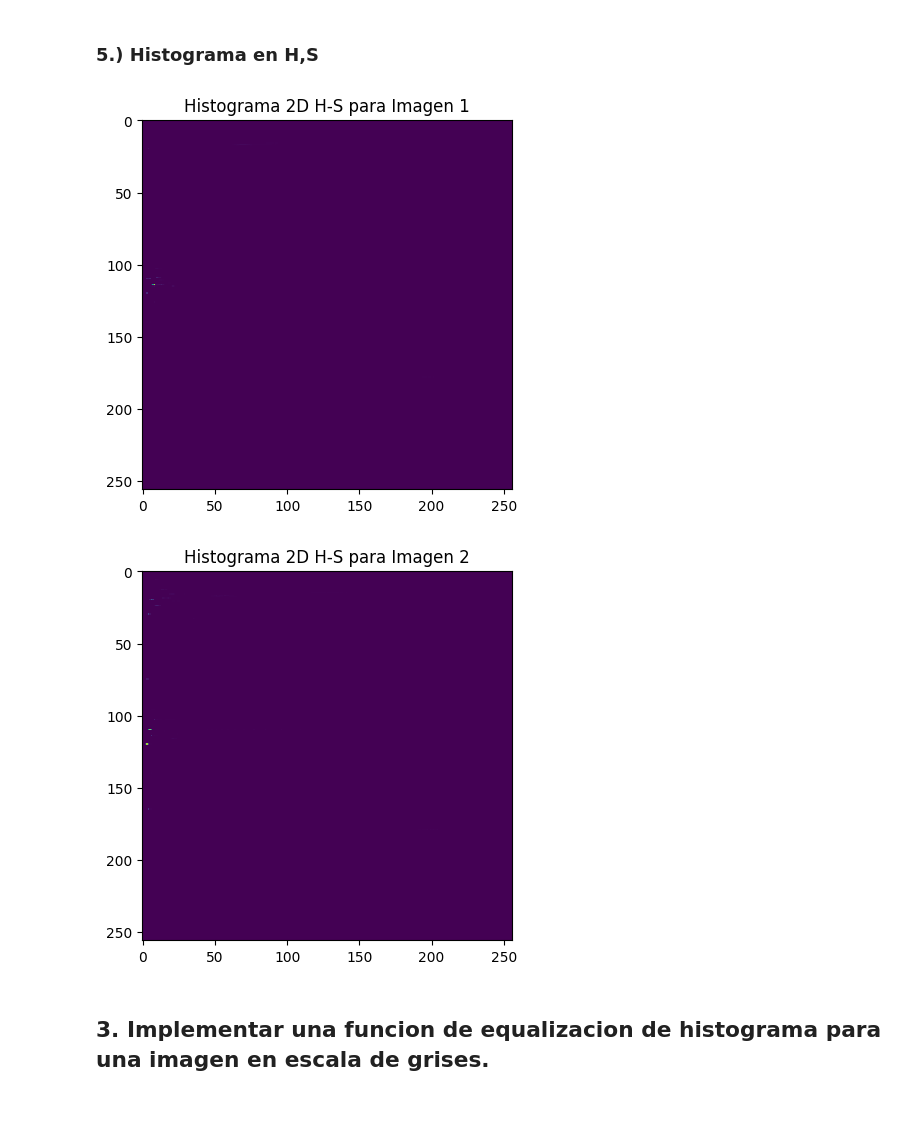
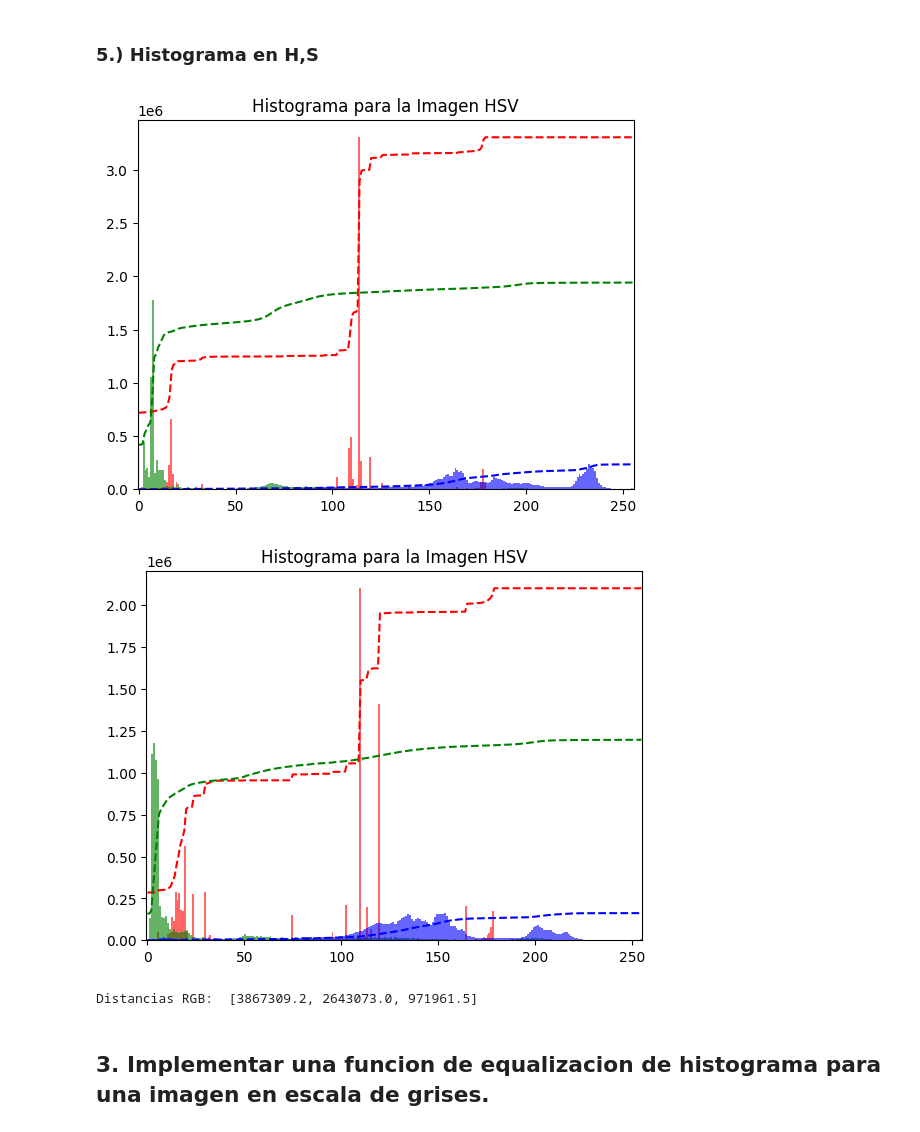
Before and after one commit to Jack200133/ImageProcessing_LAB1_ComputerVision, a Jupyter notebook: Lista1.ipynb, the cells around one changed output. Cells and saved outputs as stored; diff of their text form; code cells hidden in the pictures.

```diff
--- a/Lista1.ipynb
+++ b/Lista1.ipynb
@@ -179,20 +179,22 @@ image1_hsv = cv2.cvtColor(image1, cv2.COLOR_RGB2HSV)
 image2_hsv = cv2.cvtColor(image2, cv2.COLOR_RGB2HSV)
 # %% [markdown]
 ### 5.) Histograma en H,S
-# %%
-def plot_2d_histogram(image, title):
-    plt.figure()
-    hist = cv2.calcHist([image], [0, 1], None, [256, 256], [0, 256, 0, 256])
-    plt.imshow(hist, interpolation='nearest')
-    plt.title(title)
-
-plot_2d_histogram(image1_hsv, 'Histograma 2D H-S para Imagen 1')
-plot_2d_histogram(image2_hsv, 'Histograma 2D H-S para Imagen 2')
-
-plt.show()
-# %% [output]
-[figure, removed]
-[figure, removed]
+# %%
+plot_histogram(image1_hsv, 'Histograma para la Imagen HSV')
+plot_histogram(image2_hsv, 'Histograma para la Imagen HSV')
+# %% [output]
+[figure, added]
+[figure, added]
+# %%
+# Calcular histogramas para cada canal de color
+hist_image1 = [cv2.calcHist([image1_hsv], [i], None, [256], [0, 256]) for i in range(3)]
+hist_image2 = [cv2.calcHist([image2_hsv], [i], None, [256], [0, 256]) for i in range(3)]
+
+# Comparar histogramas
+distances = [compare_histograms(hist_image1[i], hist_image2[i]) for i in range(3)]
+print("Distancias RGB: ", distances)
+# %% [output]
+Distancias RGB:  [3867309.2, 2643073.0, 971961.5]
 # %% [markdown]
 ## 3. Implementar una funcion de equalizacion de histograma para una imagen en escala de grises.
 # %%
```
Also changed, not shown: parts of 1 cell of this notebook.
